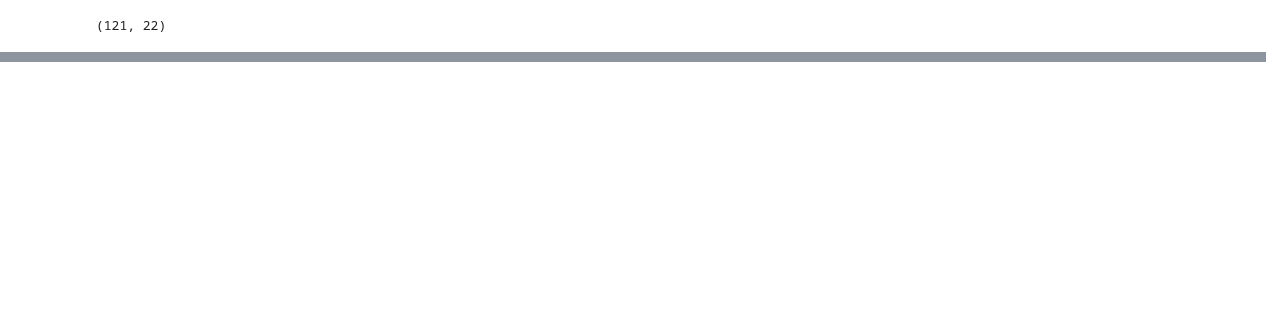
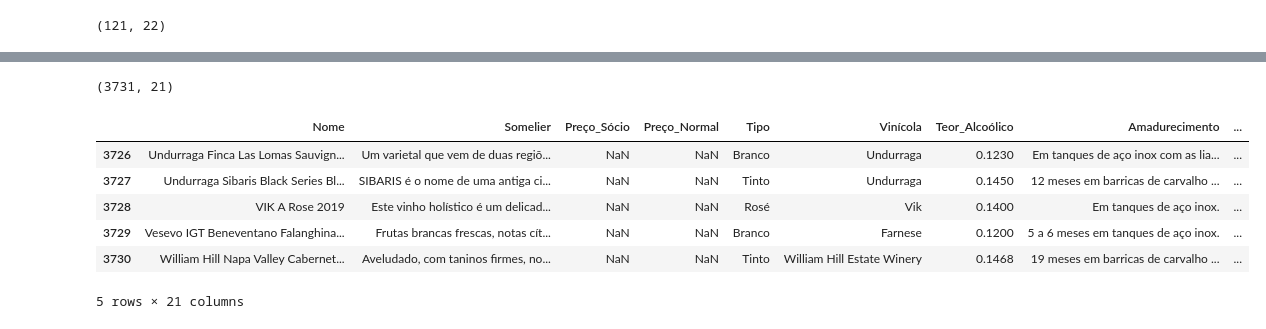
Before and after one commit to ronaldokun/wino, a Jupyter notebook: 02_clean.ipynb, the cells around one changed output, grey strips where cells are left out. Saved outputs shown, nothing was run; the diff lists cells and outputs as text; code cells hidden in the pictures; blank space fills up the shorter version.

```diff
--- a/02_clean.ipynb
+++ b/02_clean.ipynb
@@ -202,0 +347,14 @@ df = df[~df.Nome.str.contains("Vinho Misterioso")]
+# %%
+ficha.shape
+# %% [output]
+(3731, 21)
+# %%
+ficha.dropna(thresh=5, axis=0).tail()
+# %% [output]
+|  | Nome | Somelier | Preço_Sócio | Preço_Normal | Tipo | Vinícola | Teor_Alcoólico | Amadurecimento | ... |
+| 3726 | Undurraga Finca Las Lomas Sauvign... | Um varietal que vem de duas regiõ... | NaN | NaN | Branco | Undurraga | 0.1230 | Em tanques de aço inox com as lia... | ... |
+| 3727 | Undurraga Sibaris Black Series Bl... | SIBARIS é o nome de uma antiga ci... | NaN | NaN | Tinto | Undurraga | 0.1450 | 12 meses em barricas de carvalho ... | ... |
+| 3728 | VIK A Rose 2019 | Este vinho holístico é um delicad... | NaN | NaN | Rosé | Vik | 0.1400 | Em tanques de aço inox. | ... |
+| 3729 | Vesevo IGT Beneventano Falanghina... | Frutas brancas frescas, notas cít... | NaN | NaN | Branco | Farnese | 0.1200 | 5 a 6 meses em tanques de aço inox. | ... |
+| 3730 | William Hill Napa Valley Cabernet... | Aveludado, com taninos firmes, no... | NaN | NaN | Tinto | William Hill Estate Winery | 0.1468 | 19 meses em barricas de carvalho ... | ... |
+5 rows × 21 columns
```
Also changed, not shown: parts of 49 cells of this notebook, 4 other files.
